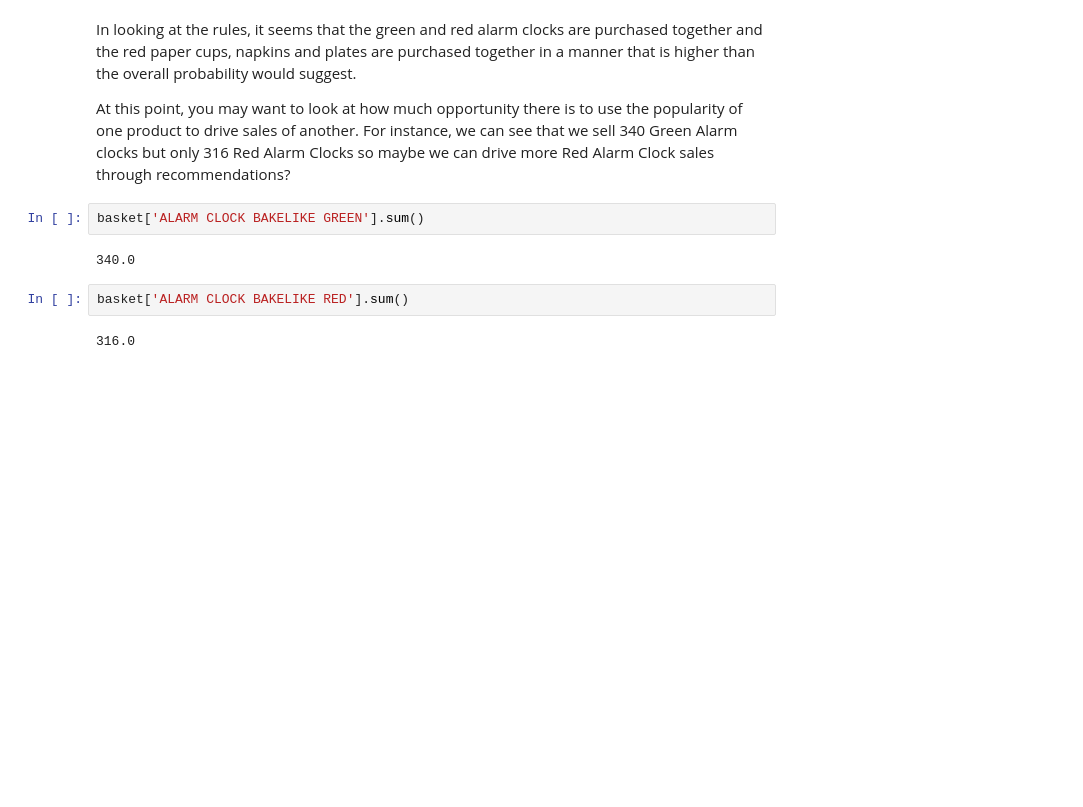
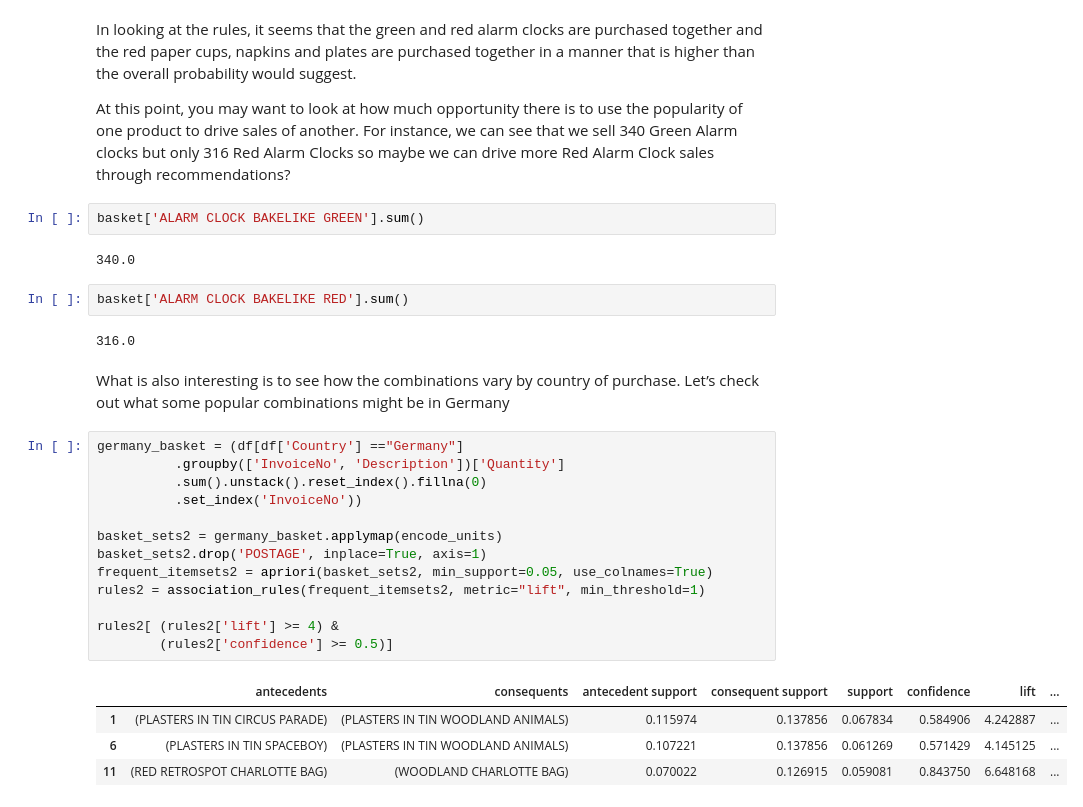
Before and after one commit to basel-ay/Market-Basket-Analysis, a Jupyter notebook: Market Basket Analysis.ipynb, the cells around one changed output. Saved outputs shown, nothing was run; the diff lists cells and outputs as text; blank space fills up the shorter version.

```diff
--- a/Market Basket Analysis.ipynb
+++ b/Market Basket Analysis.ipynb
@@ -137,3 +128,23 @@ basket['ALARM CLOCK BAKELIKE GREEN'].sum()
 basket['ALARM CLOCK BAKELIKE RED'].sum()
 # %% [output]
 316.0
+# %% [markdown]
+What is also interesting is to see how the combinations vary by country of purchase. Let’s check out what some popular combinations might be in Germany
+# %%
+germany_basket = (df[df['Country'] =="Germany"]
+          .groupby(['InvoiceNo', 'Description'])['Quantity']
+          .sum().unstack().reset_index().fillna(0)
+          .set_index('InvoiceNo'))
+
+basket_sets2 = germany_basket.applymap(encode_units)
+basket_sets2.drop('POSTAGE', inplace=True, axis=1)
+frequent_itemsets2 = apriori(basket_sets2, min_support=0.05, use_colnames=True)
+rules2 = association_rules(frequent_itemsets2, metric="lift", min_threshold=1)
+
+rules2[ (rules2['lift'] >= 4) &
+        (rules2['confidence'] >= 0.5)]
+# %% [output]
+|  | antecedents | consequents | antecedent support | consequent support | support | confidence | lift | ... |
+| 1 | (PLASTERS IN TIN CIRCUS PARADE) | (PLASTERS IN TIN WOODLAND ANIMALS) | 0.115974 | 0.137856 | 0.067834 | 0.584906 | 4.242887 | ... |
+| 6 | (PLASTERS IN TIN SPACEBOY) | (PLASTERS IN TIN WOODLAND ANIMALS) | 0.107221 | 0.137856 | 0.061269 | 0.571429 | 4.145125 | ... |
+| 11 | (RED RETROSPOT CHARLOTTE BAG) | (WOODLAND CHARLOTTE BAG) | 0.070022 | 0.126915 | 0.059081 | 0.843750 | 6.648168 | ... |
```
Also changed, not shown: parts of 4 cells of this notebook.
